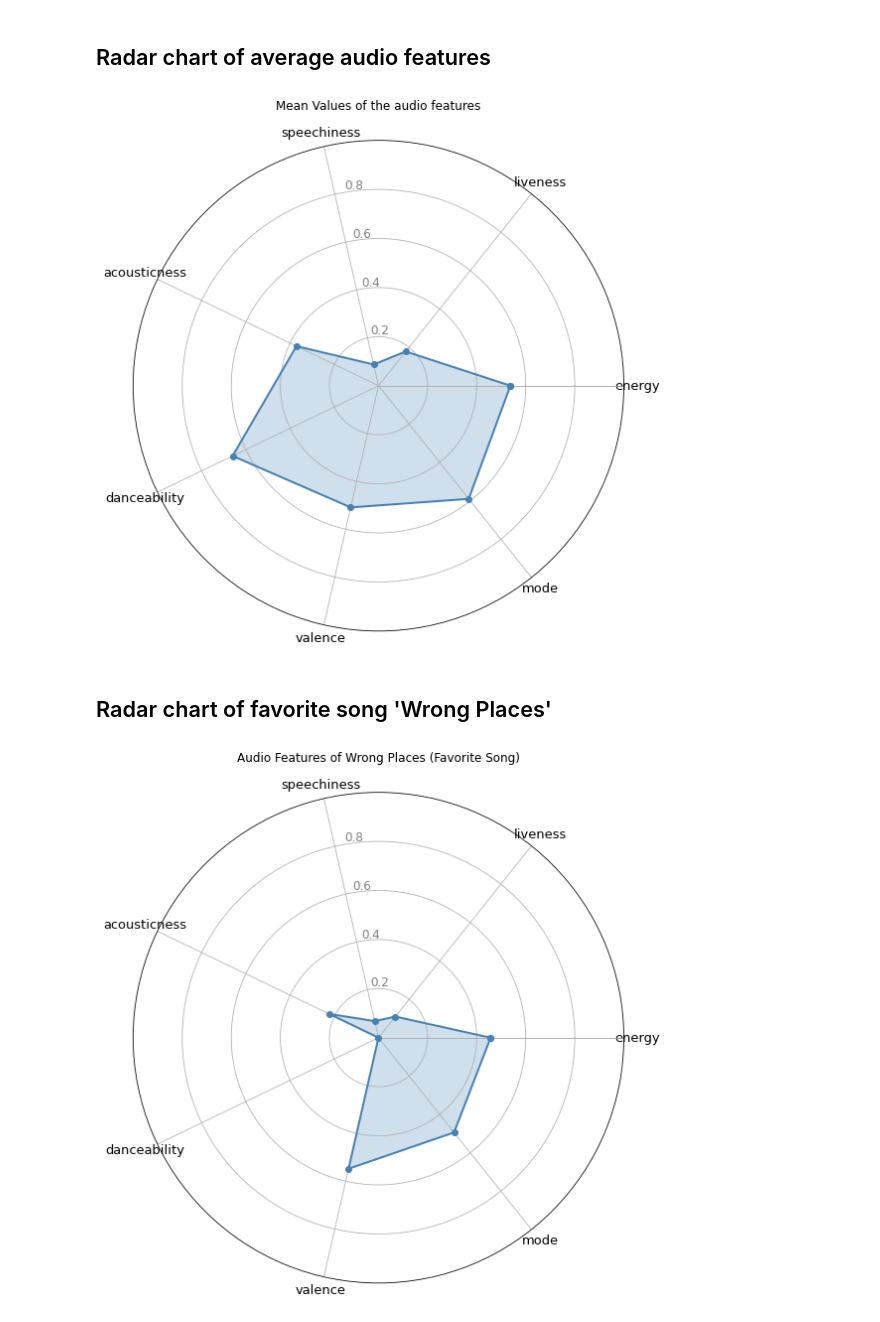
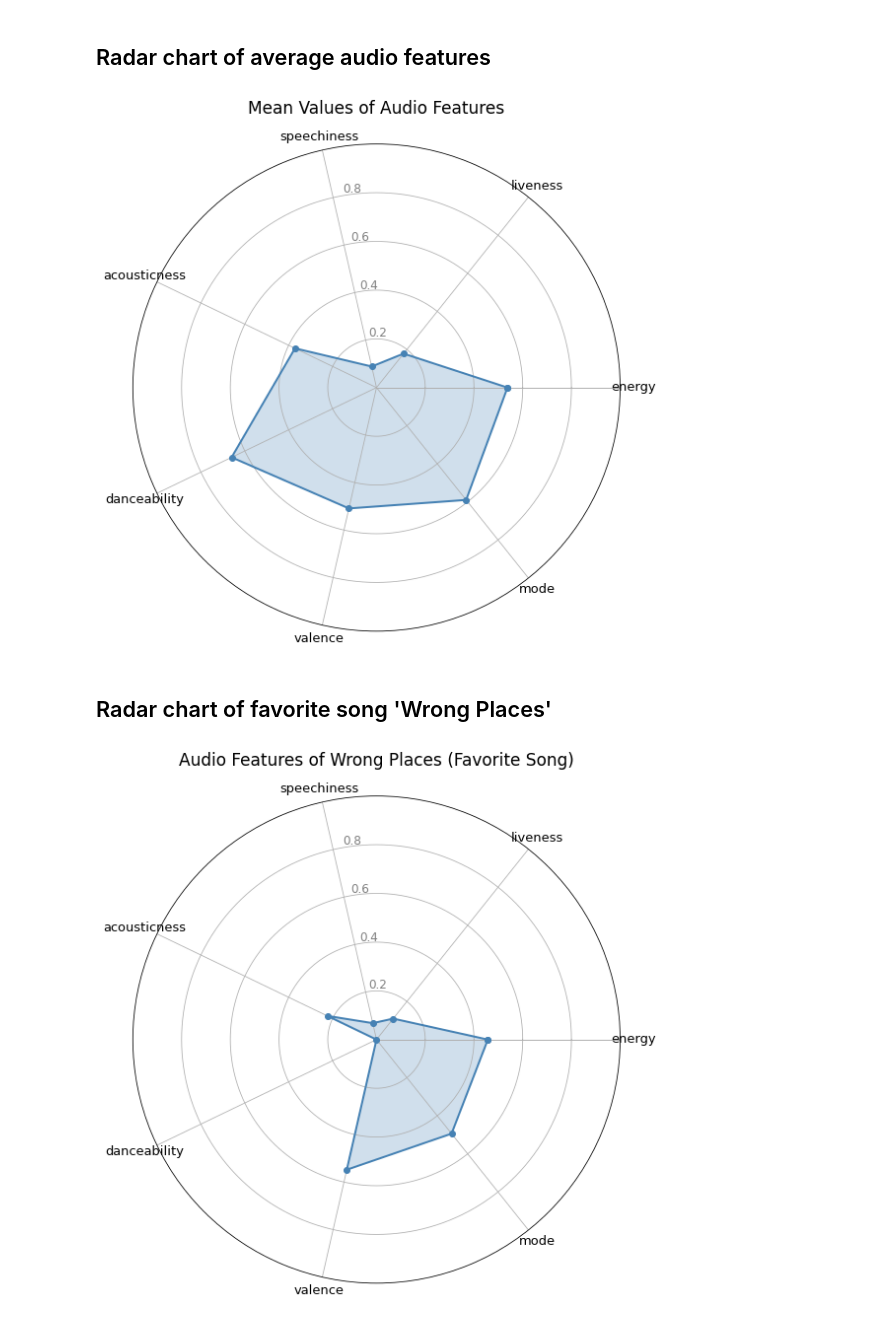
Before and after one commit to kodingwithkelly/OptimalFlowPlaylist, a Jupyter notebook: Spotify Project.ipynb, the cells around one changed output. Drawn from its saved outputs; the diff is of its cells as text; code cells hidden in the pictures.

```diff
--- a/Spotify Project.ipynb
+++ b/Spotify Project.ipynb
@@ -491,67 +491,67 @@ plt.show()
 ## Radar chart of average audio features
 # %%
 # Features we want to analyze
-labels= ['energy', 'liveness', 'speechiness', 'acousticness', 'danceability', 'valence', 'mode']
+labels = ['energy', 'liveness', 'speechiness', 'acousticness', 'danceability', 'valence', 'mode']
 
 # Averaging the data and creating the sections
-stats= df[labels].mean().tolist()
-angles=np.linspace(0, 2*np.pi, len(labels), endpoint=False)
+stats = df[labels].mean().tolist()
+angles = np.linspace(0, 2*np.pi, len(labels), endpoint = False)
 
 # Plot closure
-stats=np.concatenate((stats,[stats[0]]))
-angles=np.concatenate((angles,[angles[0]]))
+stats = np.concatenate((stats,[stats[0]]))
+angles = np.concatenate((angles,[angles[0]]))
 
 # Size of the figure
-fig=plt.figure(figsize = (20,20))
+fig = plt.figure(figsize = (20,20))
 
 # The internal figure
 ax = fig.add_subplot(221, polar=True)
-ax.plot(angles, stats, 'o-', linewidth=2, color= 'steelblue')
-ax.fill(angles, stats, alpha=0.25, facecolor='steelblue')
+ax.plot(angles, stats, 'o-', linewidth = 2, color = 'steelblue')
+ax.fill(angles, stats, alpha = 0.25, facecolor = 'steelblue')
 ax.set_thetagrids(angles * 180/np.pi, labels , fontsize = 13)
 
 # Internal level ticks
 ax.set_rlabel_position(100)
-plt.yticks([0.2 , 0.4 , 0.6 , 0.8  ], ["0.2",'0.4', "0.6", "0.8"], color="grey", size=12)
+plt.yticks([0.2 , 0.4 , 0.6 , 0.8  ], ['0.2','0.4', '0.6', '0.8'], color = 'grey', size = 12)
 plt.ylim(0,1)
 
-ax.set_title('Mean Values of the audio features')
+plt.title('Mean Values of Audio Features', fontsize = 17)
 ax.grid(True)
 # %% [output]
-[figure, old version]
+[figure, new version]
 # %% [markdown]
 ## Radar chart of favorite song 'Wrong Places'
 # %%
 # Features we want to analyze
-labels= ['energy', 'liveness', 'speechiness', 'acousticness', 'danceability', 'valence', 'mode']
+labels = ['energy', 'liveness', 'speechiness', 'acousticness', 'danceability', 'valence', 'mode']
 # Choosing Wrong Places as the song to see
 favorite_song = df.loc[0].reset_index()
 # Selecting only the features is calculable and not the String objects like Artist
 fs = favorite_song[0].loc[2:12]
 
 # Selecting the data
-stats= fs[(fs >=0) & (fs < 1)].tolist()
-angles=np.linspace(0, 2*np.pi, len(labels), endpoint=False)
+stats = fs[(fs >=0) & (fs < 1)].tolist()
+angles = np.linspace(0, 2*np.pi, len(labels), endpoint=False)
 
 # Plot closure
-stats=np.concatenate((stats,[stats[0]]))
-angles=np.concatenate((angles,[angles[0]]))
+stats = np.concatenate((stats,[stats[0]]))
+angles = np.concatenate((angles,[angles[0]]))
 
 # Size of the figure
-fig=plt.figure(figsize = (20,20))
+fig = plt.figure(figsize = (20,20))
 
 # The internal figure
-ax = fig.add_subplot(221, polar=True)
-ax.plot(angles, stats, 'o-', linewidth=2, color= 'steelblue')
-ax.fill(angles, stats, alpha=0.25, facecolor='steelblue')
+ax = fig.add_subplot(221, polar = True)
+ax.plot(angles, stats, 'o-', linewidth=2, color = 'steelblue')
+ax.fill(angles, stats, alpha = 0.25, facecolor = 'steelblue')
 ax.set_thetagrids(angles * 180/np.pi, labels , fontsize = 13)
 
 # Internal level ticks
 ax.set_rlabel_position(100)
-plt.yticks([0.2 , 0.4 , 0.6 , 0.8  ], ["0.2",'0.4', "0.6", "0.8"], color="grey", size=12)
+plt.yticks([0.2 , 0.4 , 0.6 , 0.8  ], ['0.2','0.4', '0.6', '0.8'], color = 'grey', size = 12)
 plt.ylim(0,1)
 
-ax.set_title('Audio Features of Wrong Places (Favorite Song)')
+plt.title('Audio Features of Wrong Places (Favorite Song)', fontsize = 17)
 ax.grid(True)
 # %% [output]
-[figure, old version]
+[figure, new version]
```
